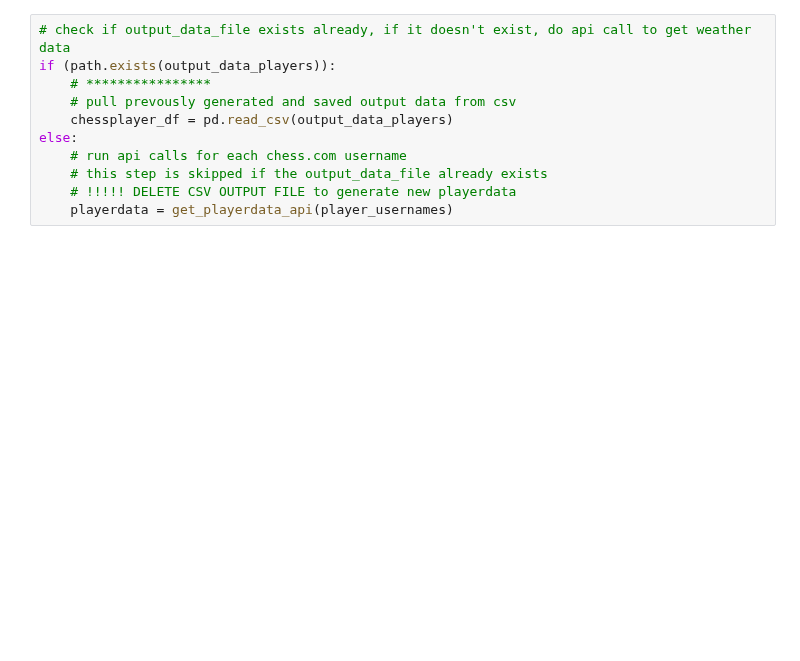
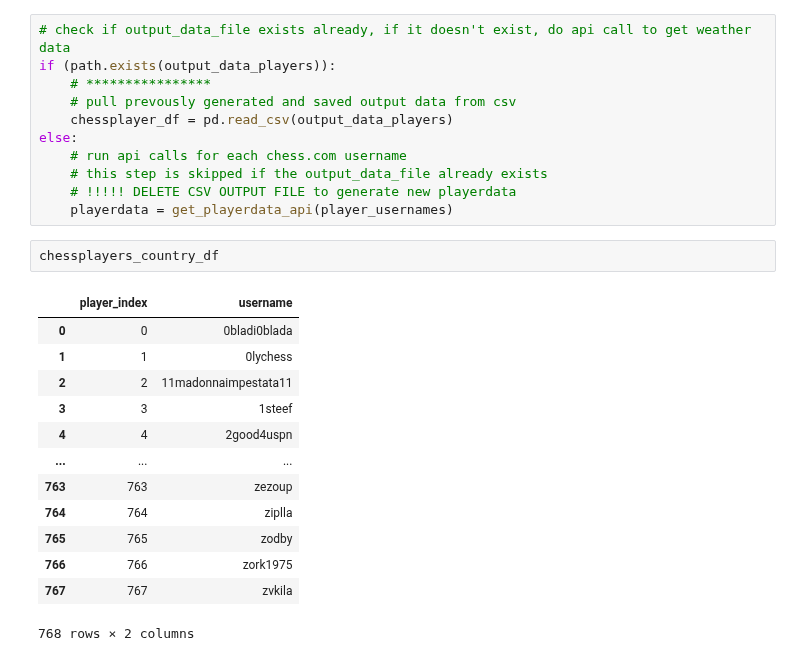
Before and after one commit to melissamonroe/who-plays-chess, a Jupyter notebook: ChessPy.ipynb, the cells around one changed output. Saved outputs shown, nothing was run; the diff lists cells and outputs as text; blank space fills up the shorter version.

```diff
--- a/ChessPy.ipynb
+++ b/ChessPy.ipynb
@@ -263,3 +266,19 @@ else:
     # this step is skipped if the output_data_file already exists
     # !!!!! DELETE CSV OUTPUT FILE to generate new playerdata
     playerdata = get_playerdata_api(player_usernames)
+# %%
+chessplayers_country_df
+# %% [output]
+|  | player_index | username |
+| 0 | 0 | 0bladi0blada |
+| 1 | 1 | 0lychess |
+| 2 | 2 | 11madonnaimpestata11 |
+| 3 | 3 | 1steef |
+| 4 | 4 | 2good4uspn |
+| ... | ... | ... |
+| 763 | 763 | zezoup |
+| 764 | 764 | ziplla |
+| 765 | 765 | zodby |
+| 766 | 766 | zork1975 |
+| 767 | 767 | zvkila |
+768 rows × 2 columns
```
Also changed, not shown: parts of 6 cells of this notebook, 1 other file.
